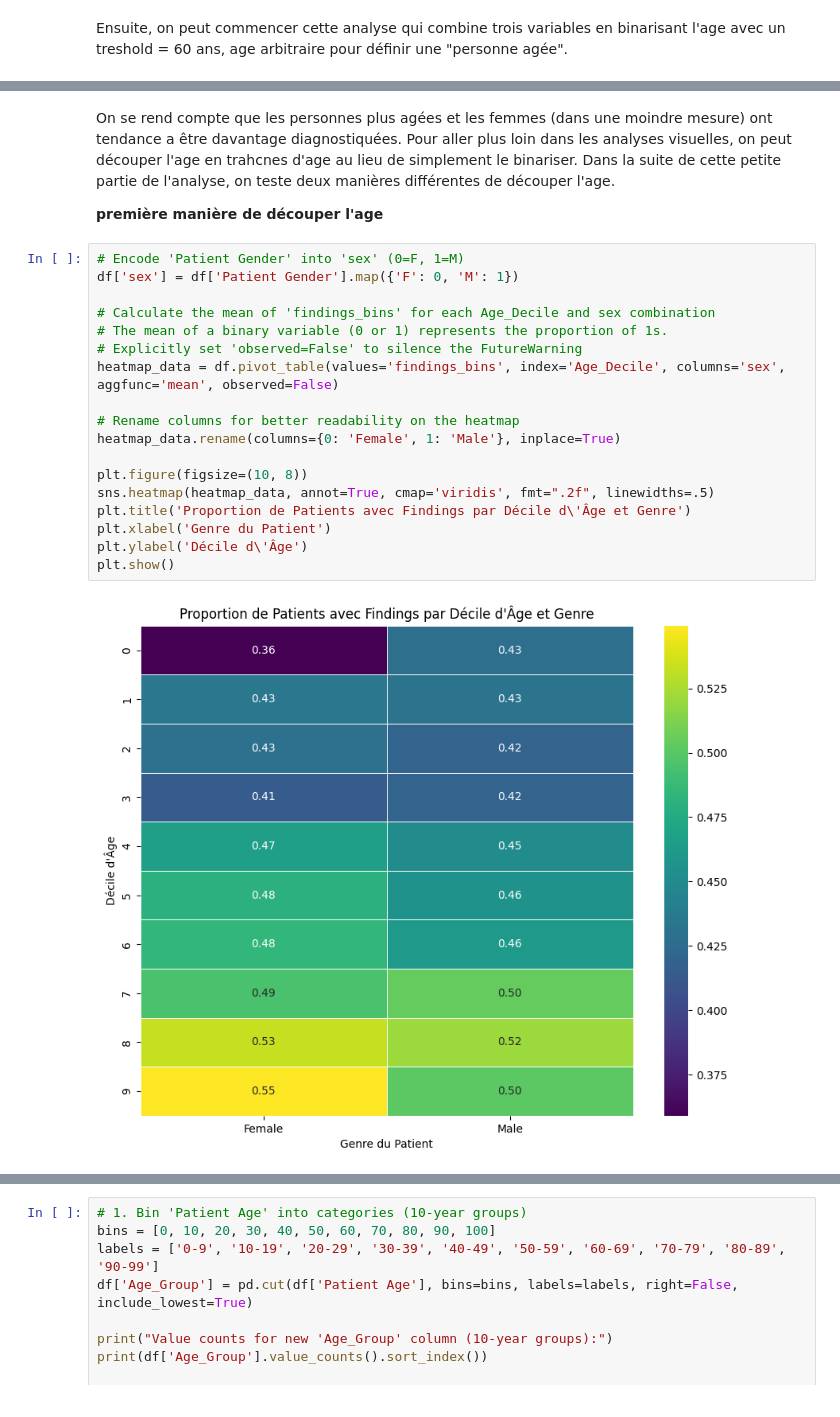
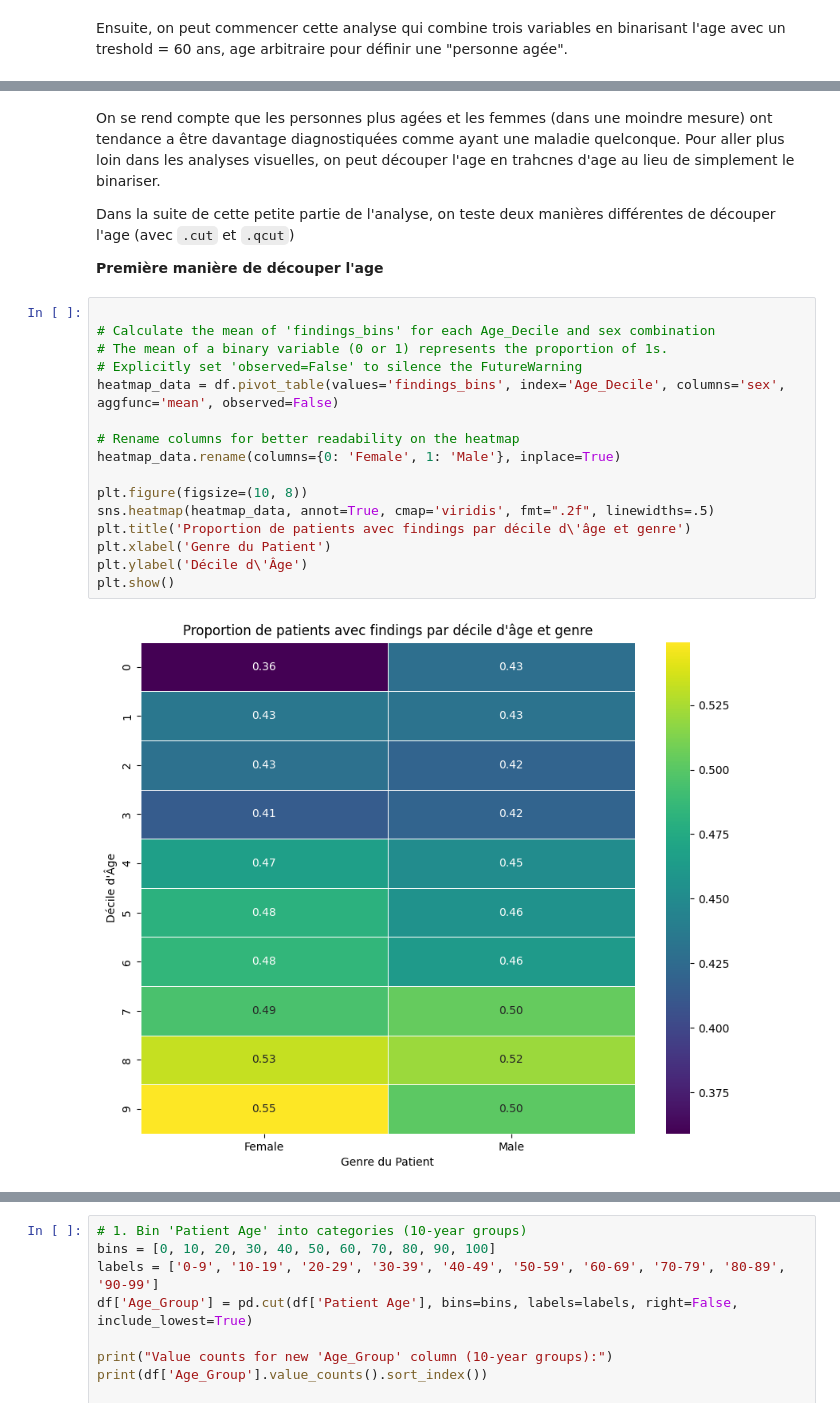
Before and after one commit to gyzzko/bias-in-data-science, a Jupyter notebook: Mi_projet_contri_raphael.ipynb, the cells around one changed output, grey strips where cells are left out. Drawn from its saved outputs; the diff is of its cells as text.

````diff
--- a/Mi_projet_contri_raphael.ipynb
+++ b/Mi_projet_contri_raphael.ipynb
@@ -713,29 +679,30 @@ plt.show()
 # %% [markdown]
-On se rend compte que les personnes plus agées et les femmes (dans une moindre mesure) ont tendance a être davantage diagnostiquées. Pour aller plus loin dans les analyses visuelles, on peut découper l'age en trahcnes d'age au lieu de simplement le binariser. Dans la suite de cette petite partie de l'analyse, on teste deux manières différentes de découper l'age.
+On se rend compte que les personnes plus agées et les femmes (dans une moindre mesure) ont tendance a être davantage diagnostiquées comme ayant une maladie quelconque. Pour aller plus loin dans les analyses visuelles, on peut découper l'age en trahcnes d'age au lieu de simplement le binariser.
+
+
+Dans la suite de cette petite partie de l'analyse, on teste deux manières différentes de découper l'age (avec ```.cut``` et ```.qcut```)
 
 
 
-**première manière de découper l'age**
+**Première manière de découper l'age**
 # %%
-# Encode 'Patient Gender' into 'sex' (0=F, 1=M)
-df['sex'] = df['Patient Gender'].map({'F': 0, 'M': 1})
 
 # Calculate the mean of 'findings_bins' for each Age_Decile and sex combination
 # The mean of a binary variable (0 or 1) represents the proportion of 1s.
 # Explicitly set 'observed=False' to silence the FutureWarning
 heatmap_data = df.pivot_table(values='findings_bins', index='Age_Decile', columns='sex', aggfunc='mean', observed=False)
 
 # Rename columns for better readability on the heatmap
 heatmap_data.rename(columns={0: 'Female', 1: 'Male'}, inplace=True)
 
 plt.figure(figsize=(10, 8))
 sns.heatmap(heatmap_data, annot=True, cmap='viridis', fmt=".2f", linewidths=.5)
-plt.title('Proportion de Patients avec Findings par Décile d\'Âge et Genre')
+plt.title('Proportion de patients avec findings par décile d\'âge et genre')
 plt.xlabel('Genre du Patient')
 plt.ylabel('Décile d\'Âge')
 plt.show()
 # %% [output]
-[figure, old version]
+[figure, new version]
 # %% [markdown]
 
   Chaque cellule représente la proportion de patients qui ont un diagnostic (findings_bins = 1) pour un décile d'âge et un genre donné. Une valeur plus élevée indique qu'une plus grande proportion de patients dans ce groupe particulier sont diagnostiqués malades.
````
Also changed, not shown: parts of 32 cells of this notebook.
